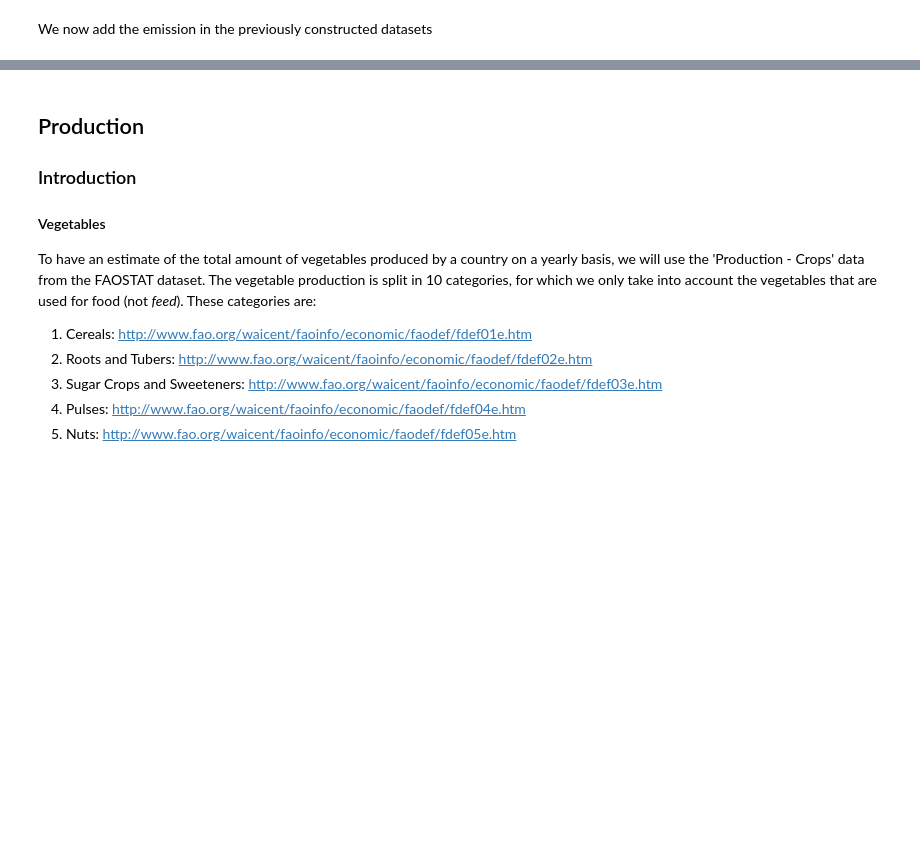
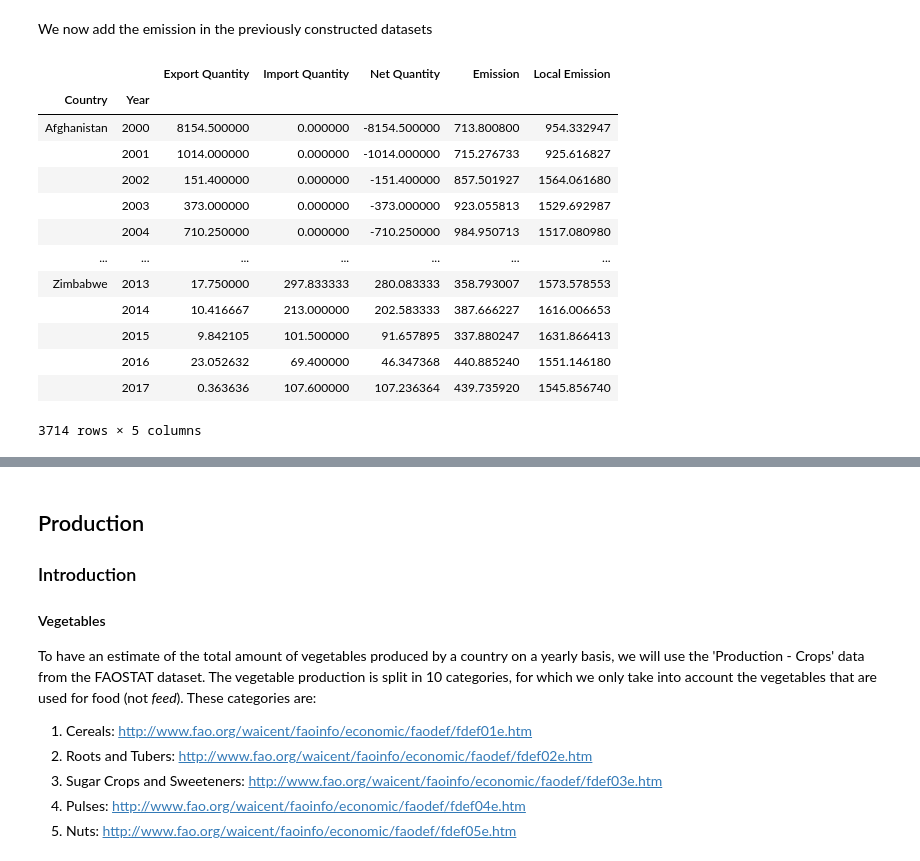
Before and after one commit to Lambo97/ADAProject, a Jupyter notebook: src/Final.ipynb, the cells around one changed output, grey strips where cells are left out. Saved outputs shown, nothing was run; the diff lists cells and outputs as text; code cells hidden in the pictures; blank space fills up the shorter version.

```diff
--- a/src/Final.ipynb
+++ b/src/Final.ipynb
@@ -903,15 +923,32 @@ As seen before the majority of the emission is due to the production of animal p
 # %% [markdown]
 We now add the emission in the previously constructed datasets
 # %%
-def add_emissions(trade, emissions_total, local_emission):
-    trade = pd.merge(trade, emissions_total['Animal'], left_index=True, right_index=True)
-    trade = trade.rename(columns={'Animal':'Emission'})
-    trade = pd.merge(trade, local_emission['Animal'], left_index=True, right_index=True)
-    trade = trade.rename(columns={'Animal':'Local Emission'})
+def add_emissions(trade, emissions_total, local_emission, type_prod='Animal'):
+    trade = pd.merge(trade, emissions_total[type_prod], left_index=True, right_index=True)
+    trade = trade.rename(columns={type_prod:'Emission'})
+    trade = pd.merge(trade, local_emission[type_prod], left_index=True, right_index=True)
+    trade = trade.rename(columns={type_prod:'Local Emission'})
     return trade
 
 
-belgium_animal_trade = add_emissions(belgium_animal_trade, emissions_total, belgium_emission)
-belgium_vegetable_trade = add_emissions(belgium_vegetable_trade, emissions_total, belgium_emission)
-swiss_animal_trade = add_emissions(swiss_animal_trade, emissions_total, swiss_emission)
-swiss_vegetable_trade = add_emissions(swiss_vegetable_trade, emissions_total, swiss_emission)
+belgium_animal_trade = add_emissions(belgium_animal_trade, emissions_total, belgium_emission, type_prod='Animal')
+belgium_vegetable_trade = add_emissions(belgium_vegetable_trade, emissions_total, belgium_emission, type_prod='Vegetal')
+swiss_animal_trade = add_emissions(swiss_animal_trade, emissions_total, swiss_emission, type_prod='Animal')
+swiss_vegetable_trade = add_emissions(swiss_vegetable_trade, emissions_total, swiss_emission, type_prod='Vegetal')
+# %%
+belgium_vegetable_trade
+# %% [output]
+|  |  | Export Quantity | Import Quantity | Net Quantity | Emission | Local Emission |
+| Country | Year |  |  |  |  |  |
+| Afghanistan | 2000 | 8154.500000 | 0.000000 | -8154.500000 | 713.800800 | 954.332947 |
+|  | 2001 | 1014.000000 | 0.000000 | -1014.000000 | 715.276733 | 925.616827 |
+|  | 2002 | 151.400000 | 0.000000 | -151.400000 | 857.501927 | 1564.061680 |
+|  | 2003 | 373.000000 | 0.000000 | -373.000000 | 923.055813 | 1529.692987 |
+|  | 2004 | 710.250000 | 0.000000 | -710.250000 | 984.950713 | 1517.080980 |
+| ... | ... | ... | ... | ... | ... | ... |
+| Zimbabwe | 2013 | 17.750000 | 297.833333 | 280.083333 | 358.793007 | 1573.578553 |
+|  | 2014 | 10.416667 | 213.000000 | 202.583333 | 387.666227 | 1616.006653 |
+|  | 2015 | 9.842105 | 101.500000 | 91.657895 | 337.880247 | 1631.866413 |
+|  | 2016 | 23.052632 | 69.400000 | 46.347368 | 440.885240 | 1551.146180 |
+|  | 2017 | 0.363636 | 107.600000 | 107.236364 | 439.735920 | 1545.856740 |
+3714 rows × 5 columns
```
Also changed, not shown: parts of 21 cells of this notebook, 5 other files.
